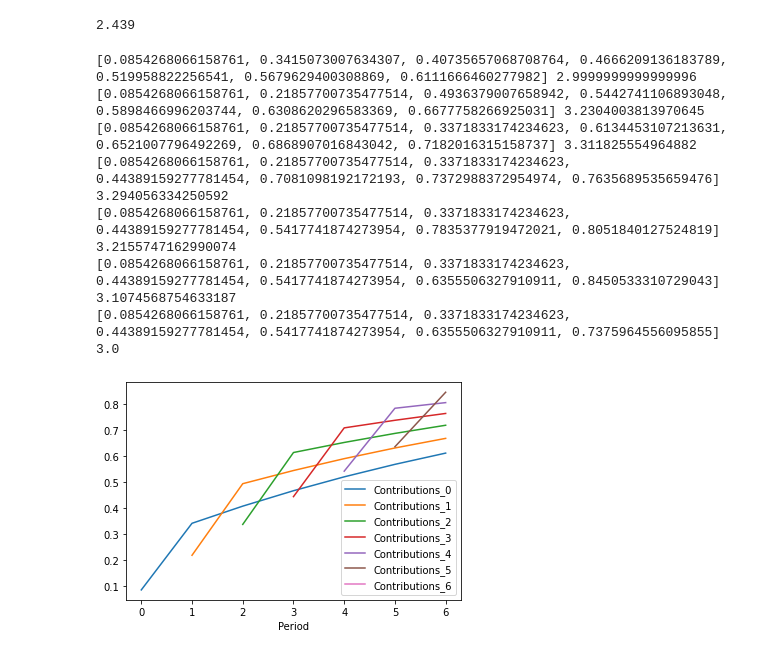
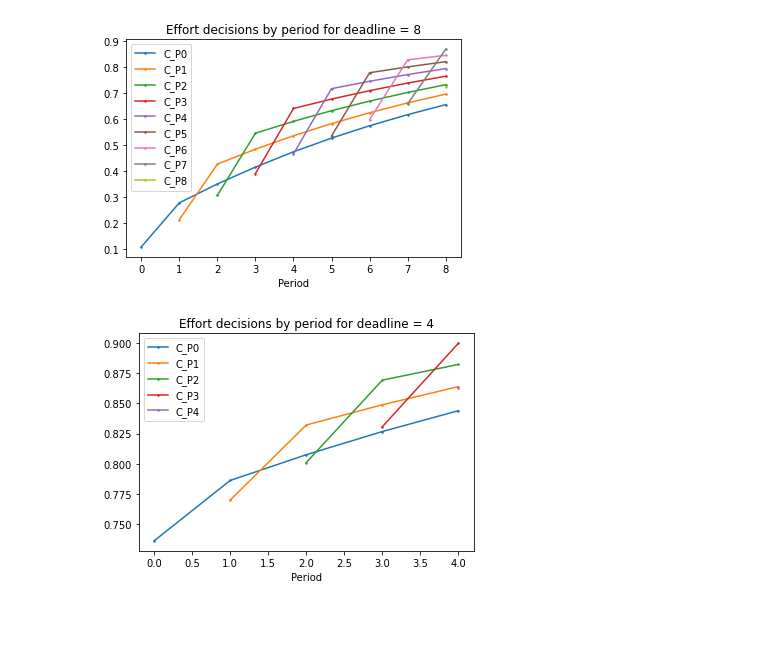
Before and after one commit to AndyOhneHandy/workspace8-seminarthesis, a Jupyter notebook: graphs.ipynb, the cells around one changed output. Cells and saved outputs as stored; diff of their text form; code cells hidden in the pictures; blank space fills up the shorter version.

```diff
--- a/graphs.ipynb
+++ b/graphs.ipynb
@@ -28,58 +88,7 @@ def deltasum(i, n, delta):
-# %%
-print(deltasum(1,3,0.9))
-# %% [output]
-2.439
-# %%
-period = 0
-j = 0
-indexlist = []
-while j <= deadline:
-    indexlist += [j]
-    j += 1
-df['Period'] = indexlist
-
-df['Period'] = indexlist
-while period <= deadline:
-    contlist = []
-    i = period
-    z = 0
-    v = 1
-    while z < period:
-        #print(df.iloc[0,1])
-        #h = period + v
-        contlist += [df.iloc[z,v]]
-        z += 1
-        v += 1
-        #print(contlist)
-
-    cont = 1 - ( ( (deadline + 1 - i) - (w - sum(contlist)) ) / (1 + beta * deltasum(1, deadline - i,delta)) )
-    contlist += [cont]
-    i += 1
-    while i <= deadline:
-        calcu = (1-(1-cont)*(beta*(delta**i)))
-        contlist += [calcu]
-        i += 1
-    print(contlist, sum(contlist))
-    df[f'Contributions_{period}'] = contlist
-    x = 0
-    while x < period:
-        df.iloc[x,period+1] = None
-        x += 1
-    #print(df)
-    period += 1
-
-#print(df)
-plot = df.plot(x = 'Period',)# ylim = [-0.1,1])
-# d = 0
-# while d < period:
-
-#     plot.add_line
-# %% [output]
-[0.0854268066158761, 0.3415073007634307, 0.40735657068708764, 0.4666209136183789, 0.519958822256541, 0.5679629400308869, 0.6111666460277982] 2.9999999999999996
-[0.0854268066158761, 0.21857700735477514, 0.4936379007658942, 0.5442741106893048, 0.5898466996203744, 0.6308620296583369, 0.6677758266925031] 3.2304003813970645
-[0.0854268066158761, 0.21857700735477514, 0.3371833174234623, 0.6134453107213631, 0.6521007796492269, 0.6868907016843042, 0.7182016315158737] 3.311825554964882
-[0.0854268066158761, 0.21857700735477514, 0.3371833174234623, 0.44389159277781454, 0.7081098192172193, 0.7372988372954974, 0.7635689535659476] 3.294056334250592
-[0.0854268066158761, 0.21857700735477514, 0.3371833174234623, 0.44389159277781454, 0.5417741874273954, 0.7835377919472021, 0.8051840127524819] 3.2155747162990074
-[0.0854268066158761, 0.21857700735477514, 0.3371833174234623, 0.44389159277781454, 0.5417741874273954, 0.6355506327910911, 0.8450533310729043] 3.1074568754633187
-[0.0854268066158761, 0.21857700735477514, 0.3371833174234623, 0.44389159277781454, 0.5417741874273954, 0.6355506327910911, 0.7375964556095855] 3.0
-[figure, removed]
+# %%
+# Interesting Plots:
+plottest1 = contributioncalc(8, True)
+plottest2 = contributioncalc(4, True)
+# %% [output]
+[figure, added]
+[figure, added]
```
Also changed, not shown: parts of 5 cells of this notebook.
